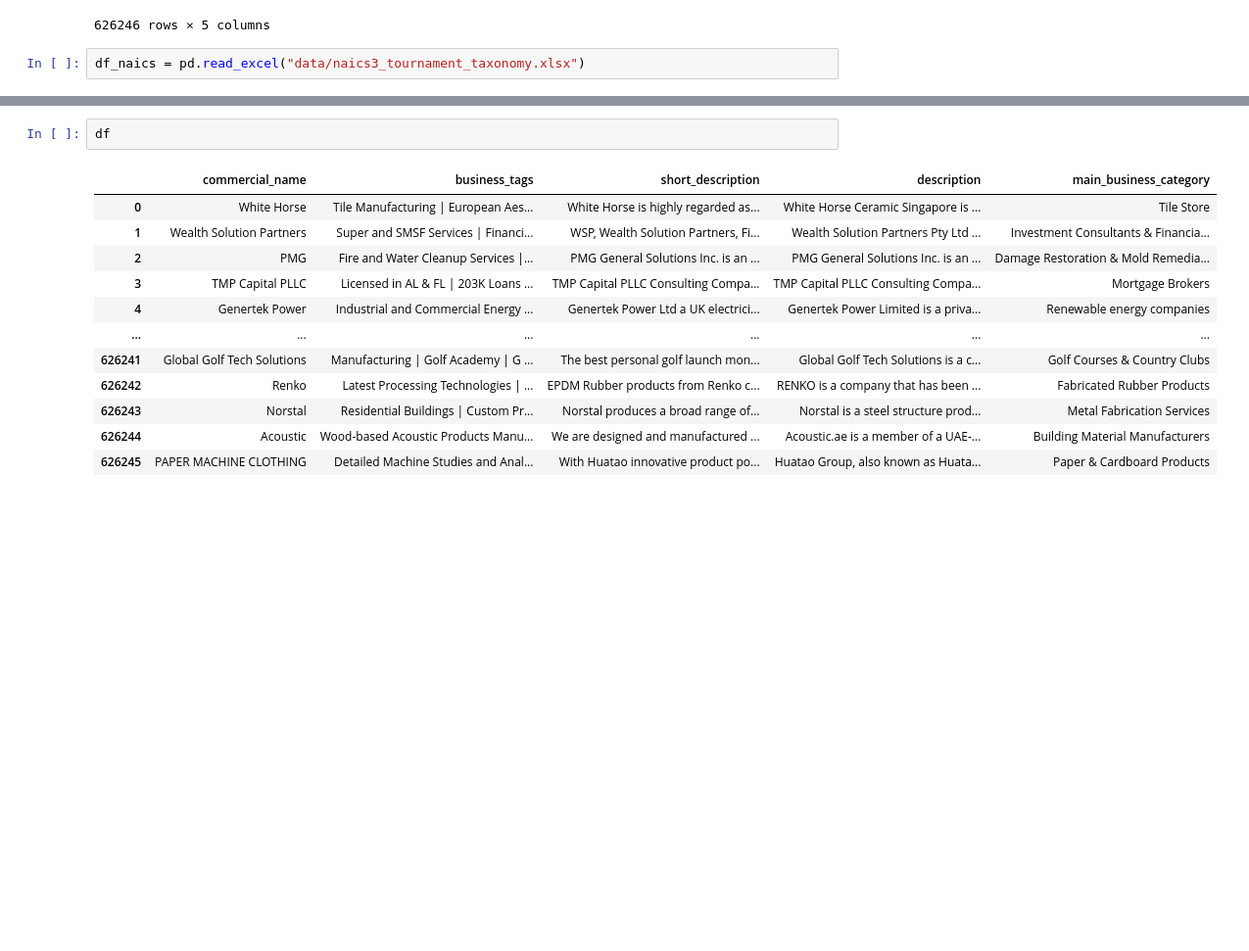
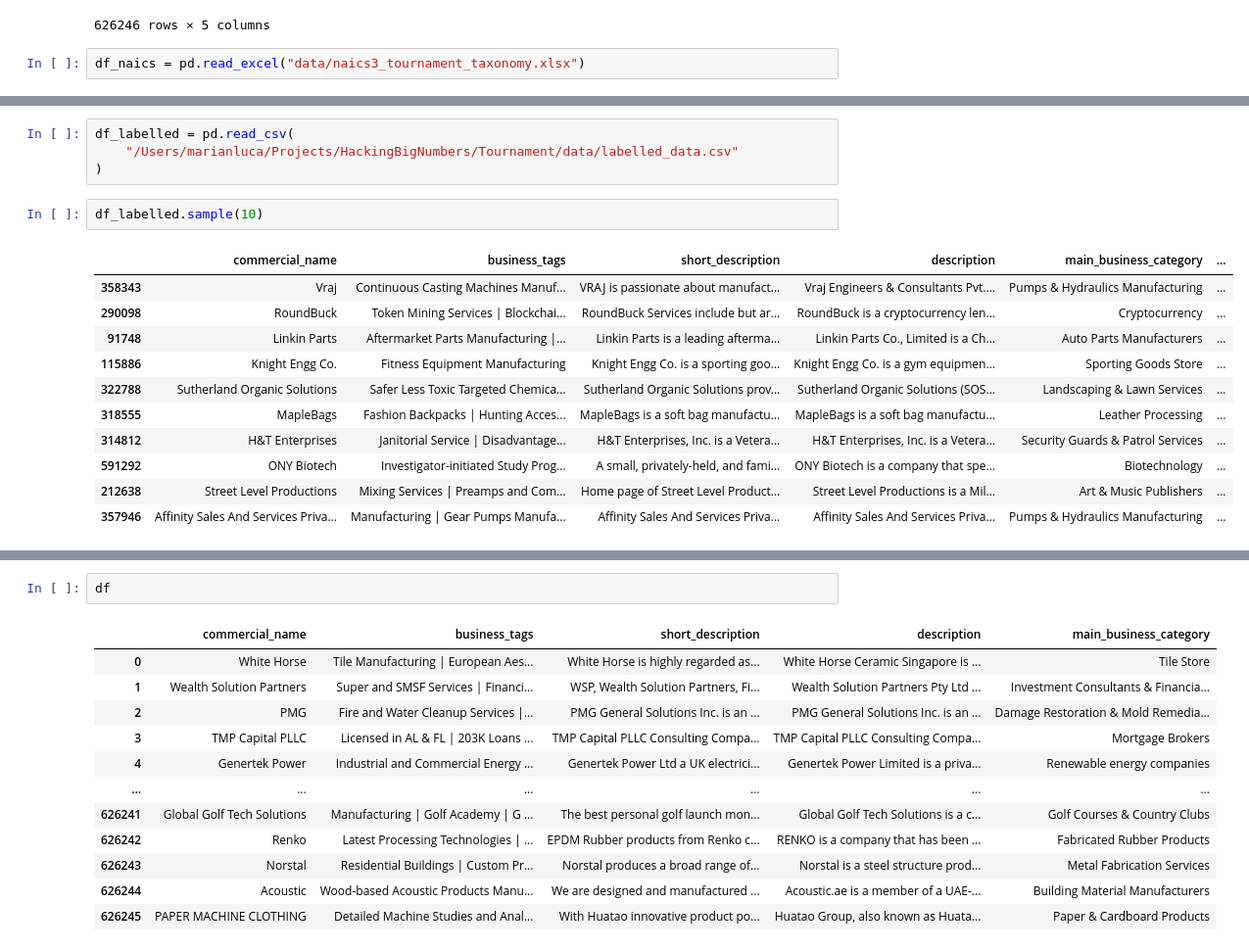
Before and after one commit to luca-marian/tournament, a Jupyter notebook: explore_dataset.ipynb, the cells around one changed output, grey strips where cells are left out. Shown at 98% size. Saved outputs shown, nothing was run; the diff lists cells and outputs as text; blank space fills up the shorter version.

```diff
--- a/explore_dataset.ipynb
+++ b/explore_dataset.ipynb
@@ -57 +51,19 @@ df_naics
+# %%
+df_labelled = pd.read_csv(
+    "/Users/marianluca/Projects/HackingBigNumbers/Tournament/data/labelled_data.csv"
+)
+# %%
+df_labelled.sample(10)
+# %% [output]
+|  | commercial_name | business_tags | short_description | description | main_business_category | ... |
+| 358343 | Vraj | Continuous Casting Machines Manuf... | VRAJ is passionate about manufact... | Vraj Engineers & Consultants Pvt.... | Pumps & Hydraulics Manufacturing | ... |
+| 290098 | RoundBuck | Token Mining Services | Blockchai... | RoundBuck Services include but ar... | RoundBuck is a cryptocurrency len... | Cryptocurrency | ... |
+| 91748 | Linkin Parts | Aftermarket Parts Manufacturing |... | Linkin Parts is a leading afterma... | Linkin Parts Co., Limited is a Ch... | Auto Parts Manufacturers | ... |
+| 115886 | Knight Engg Co. | Fitness Equipment Manufacturing | Knight Engg Co. is a sporting goo... | Knight Engg Co. is a gym equipmen... | Sporting Goods Store | ... |
+| 322788 | Sutherland Organic Solutions | Safer Less Toxic Targeted Chemica... | Sutherland Organic Solutions prov... | Sutherland Organic Solutions (SOS... | Landscaping & Lawn Services | ... |
+| 318555 | MapleBags | Fashion Backpacks | Hunting Acces... | MapleBags is a soft bag manufactu... | MapleBags is a soft bag manufactu... | Leather Processing | ... |
+| 314812 | H&T Enterprises | Janitorial Service | Disadvantage... | H&T Enterprises, Inc. is a Vetera... | H&T Enterprises, Inc. is a Vetera... | Security Guards & Patrol Services | ... |
+| 591292 | ONY Biotech | Investigator-initiated Study Prog... | A small, privately-held, and fami... | ONY Biotech is a company that spe... | Biotechnology | ... |
+| 212638 | Street Level Productions | Mixing Services | Preamps and Com... | Home page of Street Level Product... | Street Level Productions is a Mil... | Art & Music Publishers | ... |
+| 357946 | Affinity Sales And Services Priva... | Manufacturing | Gear Pumps Manufa... | Affinity Sales And Services Priva... | Affinity Sales And Services Priva... | Pumps & Hydraulics Manufacturing | ... |
 # %%
```
Also changed, not shown: parts of 7 cells of this notebook, 5 other files.
